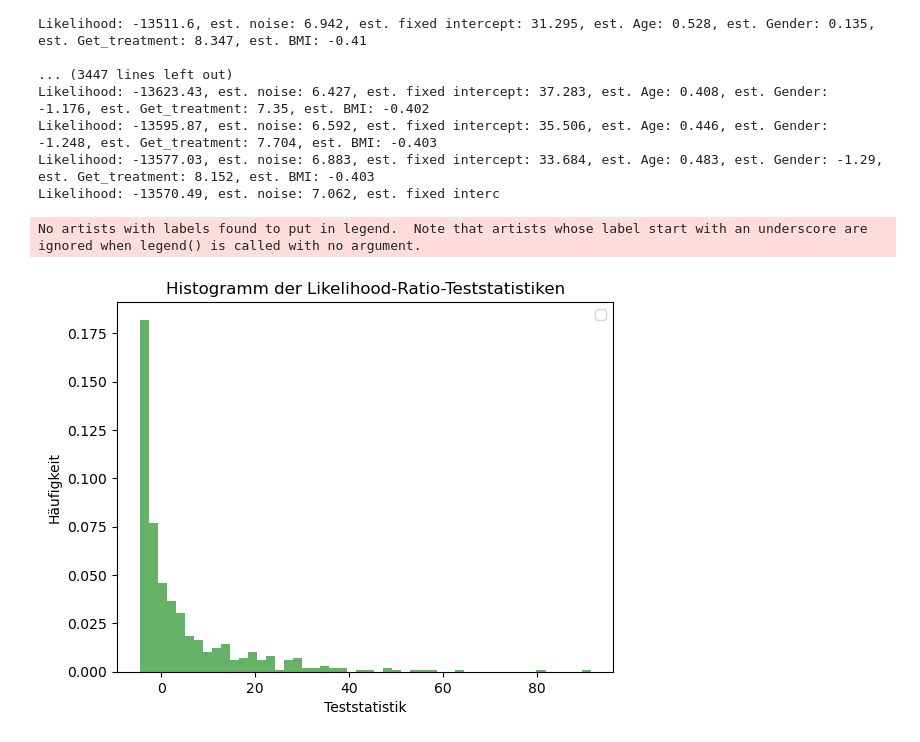
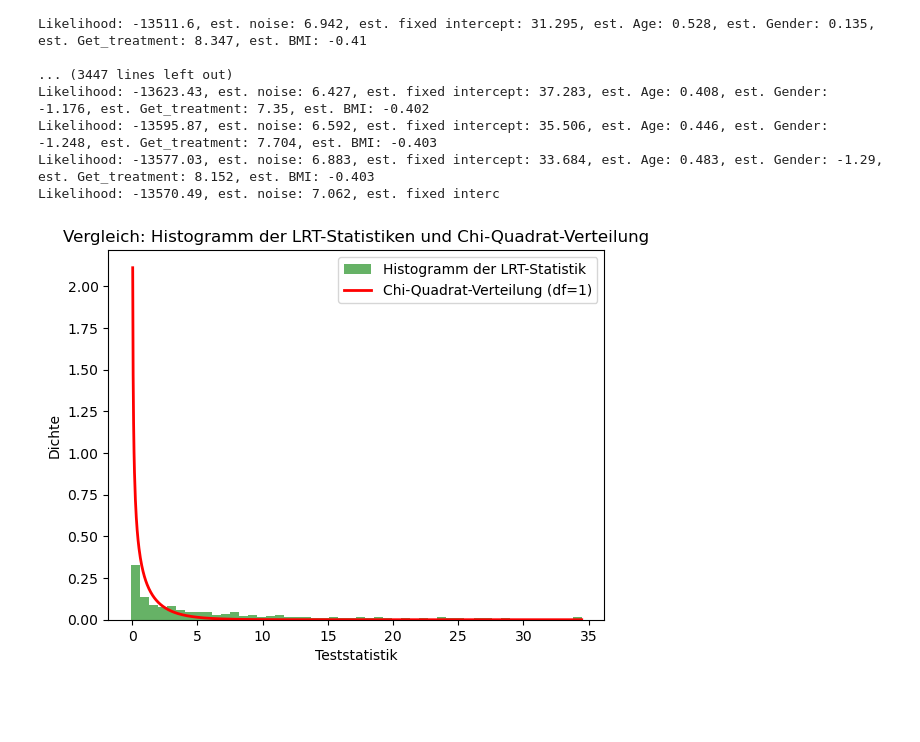
Before and after one commit to el-pato01/BA2024, a Jupyter notebook: Code/train_vae/dietarychange.ipynb, the cells around one changed output. Cells and saved outputs as stored; diff of their text form; code cells hidden in the pictures; blank space fills up the shorter version.

```diff
--- a/Code/train_vae/dietarychange.ipynb
+++ b/Code/train_vae/dietarychange.ipynb
@@ -460,27 +460,27 @@ Likelihood: -13595.87, est. noise: 6.592, est. fixed intercept: 35.506, est. Age
 Likelihood: -13577.03, est. noise: 6.883, est. fixed intercept: 33.684, est. Age: 0.483, est. Gender: -1.29, est. Get_treatment: 8.152, est. BMI: -0.403
 Likelihood: -13570.49, est. noise: 7.062, est. fixed interc
 # %%
-# lrt_hist = []
-# for val in lrt_results:
-#     if -20 < val < 0:
-#         lrt_hist.append(val)
-# np.array(torch.stack(lrt_res).detach())
+lrt_hist = []
+for val in lrt_res:
+    if val < 30:
+        val += 4.5
+        lrt_hist.append(val)
+
 
 # Histogramm der Teststatistiken erstellen
-plt.hist(lrt_res, bins=50, density=True, alpha=0.6, color='g')# balken dünner und so dass man mit chi quadrat vergleichen kann
+plt.hist(lrt_hist, bins=50, density=True, alpha=0.6, color='g', label="Histogramm der LRT-Statistik")# balken dünner und so dass man mit chi quadrat vergleichen kann
 
-# Chi-Quadrat-Verteilung mit einem Freiheitsgrad plotten (für Vergleich)
-# x = np.linspace(0, 10, 1000)
-# plt.plot(x, chi2.pdf(x, df=1), 'r-', lw=1, label='Chi-Squared (df=1)')
+# Chi-Quadrat-Verteilung mit zwei Freiheitsgraden plotten (für Vergleich)
+x = np.linspace(0, max(lrt_hist), 1000)
+plt.plot(x, chi2.pdf(x, df=1), 'r-', lw=2, label='Chi-Quadrat-Verteilung (df=1)')
 
 # Beschriftungen hinzufügen
-plt.title('Histogramm der Likelihood-Ratio-Teststatistiken')
+plt.title('Vergleich: Histogramm der LRT-Statistiken und Chi-Quadrat-Verteilung')
 plt.xlabel('Teststatistik')
-plt.ylabel('Häufigkeit')
+plt.ylabel('Dichte')
 plt.legend()
 
 # Histogramm anzeigen
 plt.show()
 # %% [output]
-No artists with labels found to put in legend.  Note that artists whose label start with an underscore are ignored when legend() is called with no argument.
-[figure, old version]
+[figure, new version]
```
Also changed, not shown: parts of 1 cell of this notebook, 7 other files.
